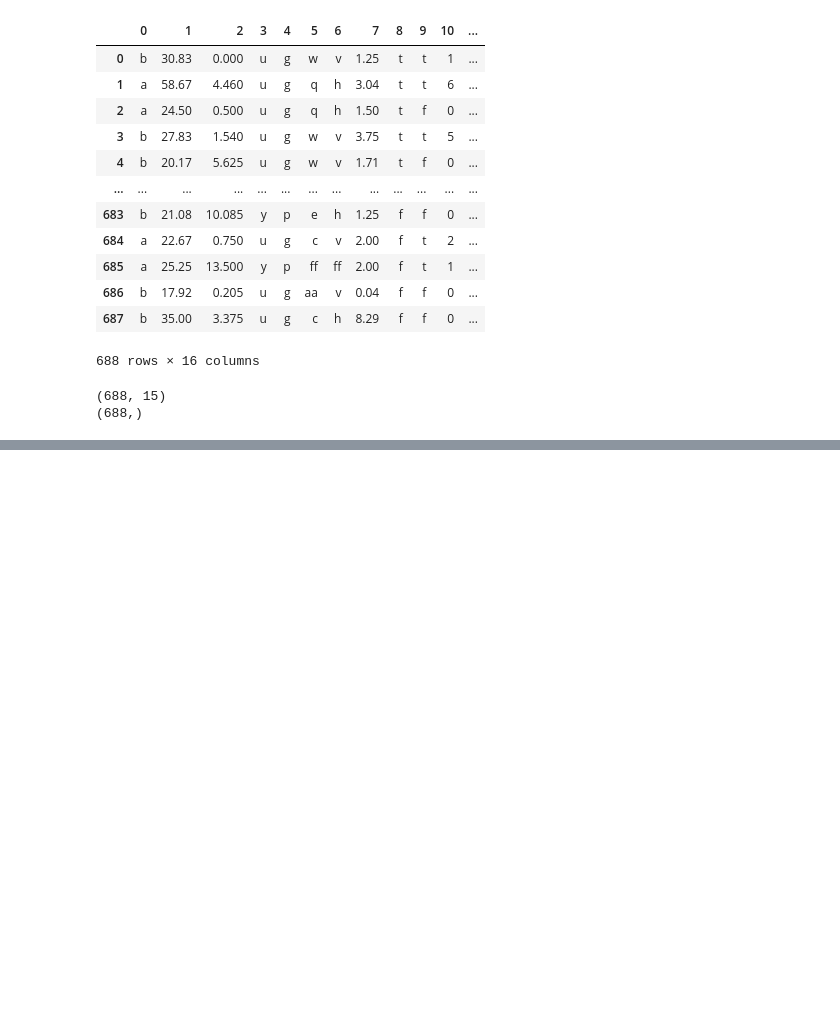
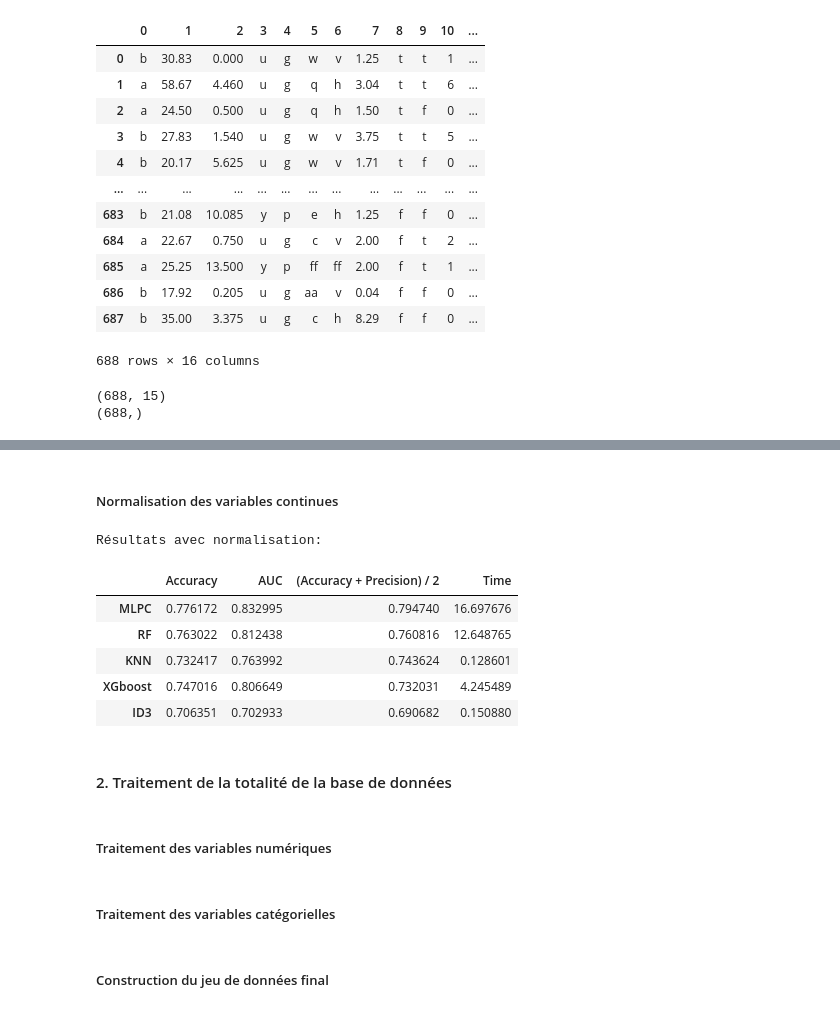
Before and after one commit to Katia-LOUNAS/Machine-Learning, a Jupyter notebook: TP01/Atelier_1.ipynb, the cells around one changed output, grey strips where cells are left out. Cells and saved outputs as stored; diff of their text form; code cells hidden in the pictures; blank space fills up the shorter version.

```diff
--- a/TP01/Atelier_1.ipynb
+++ b/TP01/Atelier_1.ipynb
@@ -474,0 +502,18 @@ numeric_columns =
+# %% [markdown]
+<h5>Normalisation des variables continues
+# %%
+scaler = StandardScaler()
+X_numeric_scaled = scaler.fit_transform(X_numeric)
+
+print("Résultats avec normalisation:")
+run_classifiers(clfs, X_numeric_scaled, y)
+# %% [output]
+Résultats avec normalisation:
+|  | Accuracy | AUC | (Accuracy + Precision) / 2 | Time |
+| MLPC | 0.776172 | 0.832995 | 0.794740 | 16.697676 |
+| RF | 0.763022 | 0.812438 | 0.760816 | 12.648765 |
+| KNN | 0.732417 | 0.763992 | 0.743624 | 0.128601 |
+| XGboost | 0.747016 | 0.806649 | 0.732031 | 4.245489 |
+| ID3 | 0.706351 | 0.702933 | 0.690682 | 0.150880 |
+# %% [markdown]
+<h4>2. Traitement de la totalité de la base de données
@@ -474,0 +530,2 @@ numeric_columns =
+# %% [markdown]
+<h5> Traitement des variables numériques
@@ -474,0 +537,2 @@ numeric_columns =
+# %% [markdown]
+<h5> Traitement des variables catégorielles
@@ -474,0 +550,2 @@ numeric_columns =
+# %% [markdown]
+<h5> Construction du jeu de données final
```
Also changed, not shown: parts of 17 cells of this notebook.
